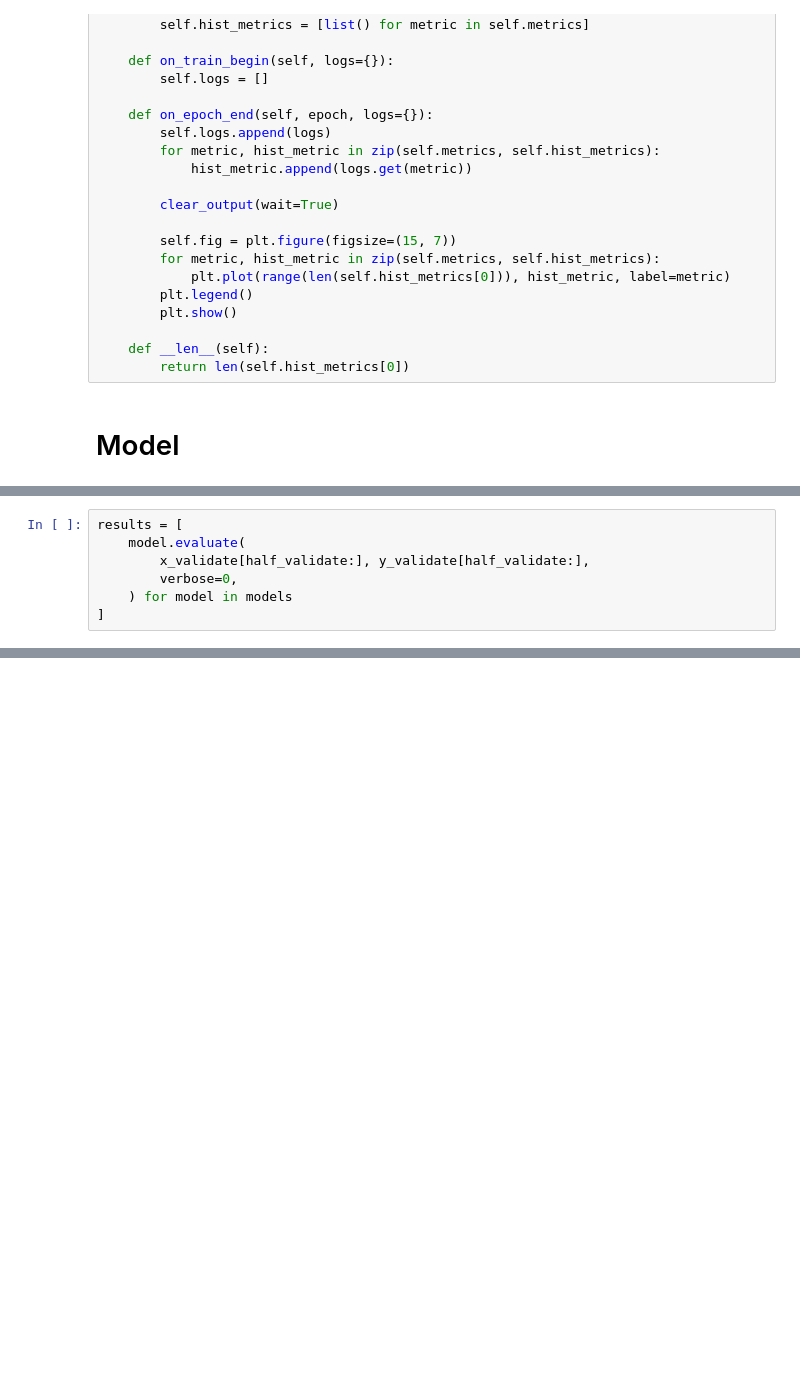
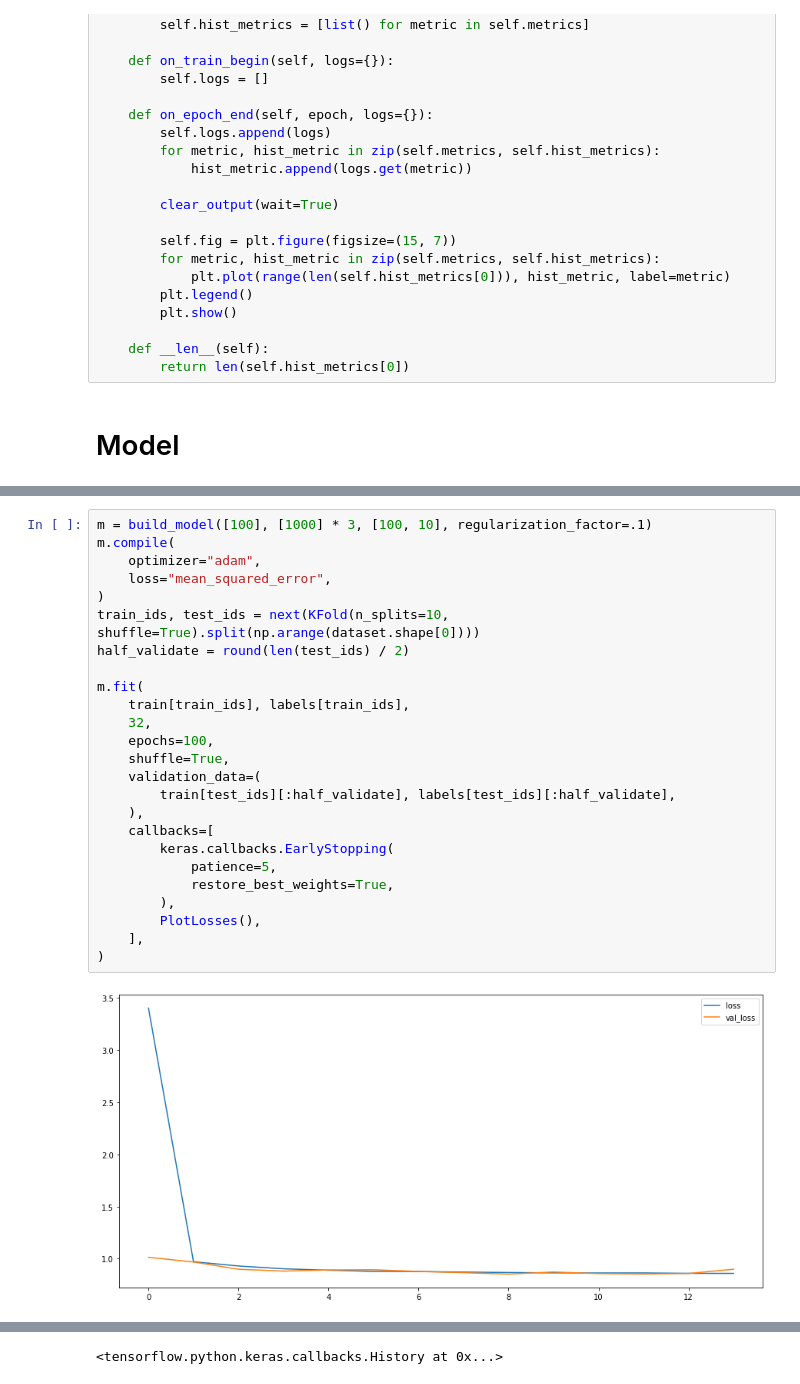
Before and after one commit to matejsladek/random_layers, a Jupyter notebook: code/experiments/census-income/Census Income.ipynb, the cells around one changed output, grey strips where cells are left out. Cells and saved outputs as stored; diff of their text form; blank space fills up the shorter version.

Commit message:
CV, writing results, regularization

```diff
--- a/code/experiments/census-income/Census Income.ipynb
+++ b/code/experiments/census-income/Census Income.ipynb
@@ -234,7 +248,27 @@ for i, model in enumerate(models):
-# %%
-results = [
-    model.evaluate(
-        x_validate[half_validate:], y_validate[half_validate:],
-        verbose=0,
-    ) for model in models
-]
+# %%
+m = build_model([100], [1000] * 3, [100, 10], regularization_factor=.1)
+m.compile(
+    optimizer="adam",
+    loss="mean_squared_error",
+)
+train_ids, test_ids = next(KFold(n_splits=10, shuffle=True).split(np.arange(dataset.shape[0])))
+half_validate = round(len(test_ids) / 2)
+
+m.fit(
+    train[train_ids], labels[train_ids],
+    32,
+    epochs=100,
+    shuffle=True,
+    validation_data=(
+        train[test_ids][:half_validate], labels[test_ids][:half_validate],
+    ),
+    callbacks=[
+        keras.callbacks.EarlyStopping(
+            patience=5,
+            restore_best_weights=True,
+        ),
+        PlotLosses(),
+    ],
+)
+# %% [output]
+[figure, added]
@@ -240,0 +276 @@ results = [
+<tensorflow.python.keras.callbacks.History at 0x...>
```
Also changed, not shown: parts of 22 cells of this notebook.
